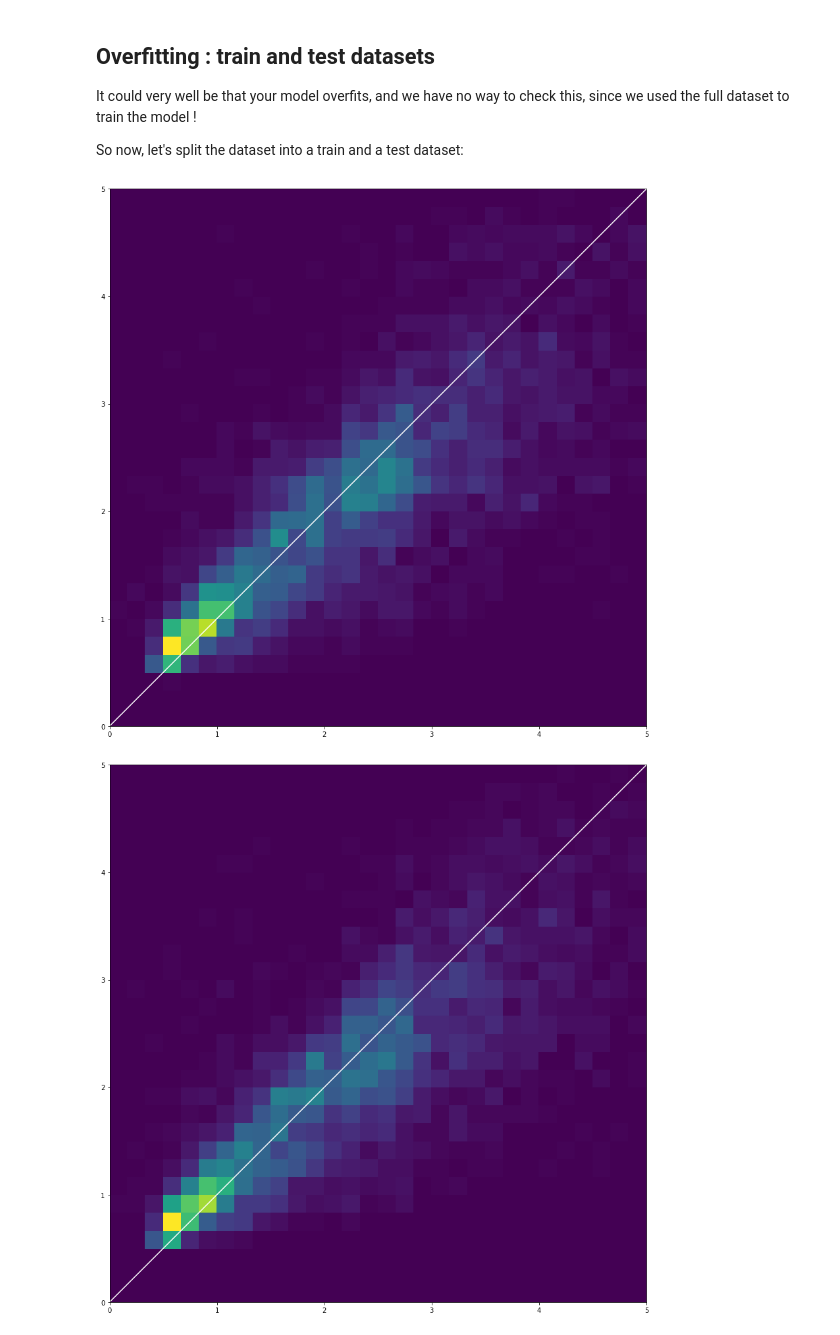
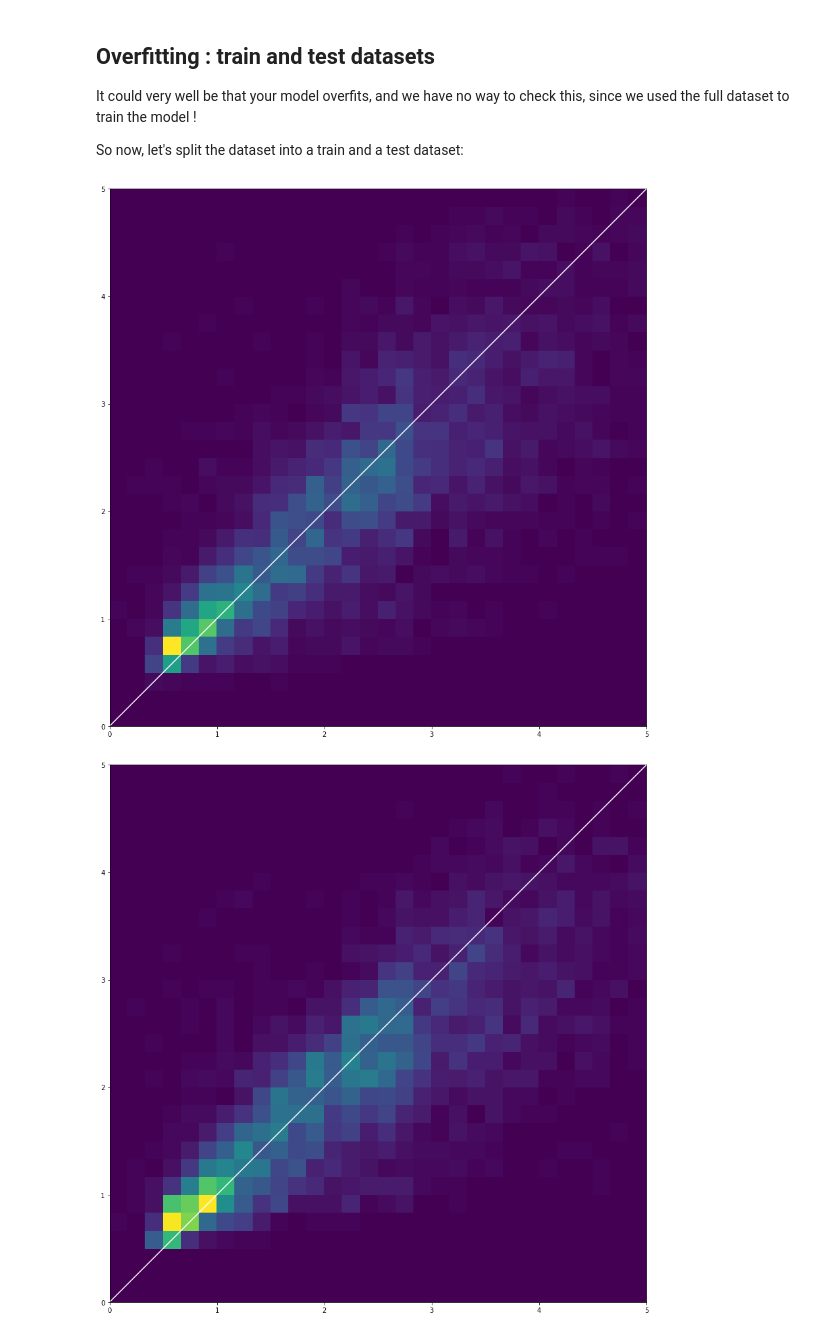
Before and after one commit to cbernet/introduction_machine_learning, a Jupyter notebook: notebooks/supervised_learning/xgboost_housing.ipynb, the cells around one changed output. Drawn from its saved outputs; the diff is of its cells as text; code cells hidden in the pictures.

```diff
--- a/notebooks/supervised_learning/xgboost_housing.ipynb
+++ b/notebooks/supervised_learning/xgboost_housing.ipynb
@@ -146,9 +146,10 @@ print(y.shape)
 Then, we create our XGBoost model. For this, we use the scikit-learn interface to XGBoost regression, the `XGBoostRegressor`:
 # %%
 from xgboost import XGBRegressor
-param = {'max_depth':4,
+param = {'max_depth':3,
          'gamma':0,
-         'learning_rate':0.2,
+         'min_child_weight':1,
+         'learning_rate':0.3,
          'n_jobs':1,
          'objective':'reg:squarederror',
          'n_estimators':10}
@@ -216,7 +217,8 @@ xgb.plot_tree(bst, ax=ax, num_trees=1)
 from xgboost import XGBRegressor
 param = {'max_depth':10,
          'gamma':0,
-         'learning_rate':0.1,
+         'min_child_weight':1,
+         'learning_rate':0.3,
          'n_jobs':1,
          'objective':'reg:squarederror',
          'n_estimators':100}
@@ -246,19 +248,19 @@ bst.fit(x_train, y_train, verbose=True)
 preds = bst.predict(x_test)
 plot(y_test, preds)
 # %% [output]
-[figure, old version]
+[figure, new version]
 # %%
-param = {'max_depth':7,
-         'gamma' : 1,
-         'min_child_weight': 20,
+param = {'max_depth':8,
+         'gamma' : 0,
+         'min_child_weight': 70,
          'learning_rate':0.05,
          'n_jobs':1,
          'objective':'reg:squarederror',
          'n_estimators':200}
 
 bst = XGBRegressor(**param)
 bst.fit(x_train, y_train, verbose=True)
 preds = bst.predict(x_test)
 plot(y_test, preds)
 # %% [output]
-[figure, old version]
+[figure, new version]
```
Also changed, not shown: parts of 7 cells of this notebook.
